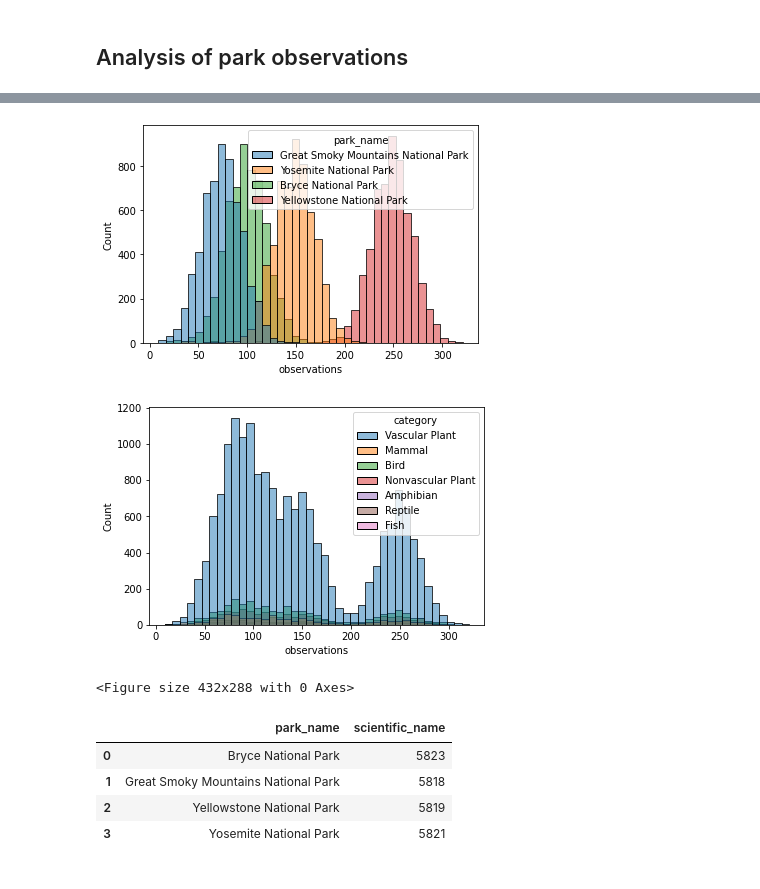
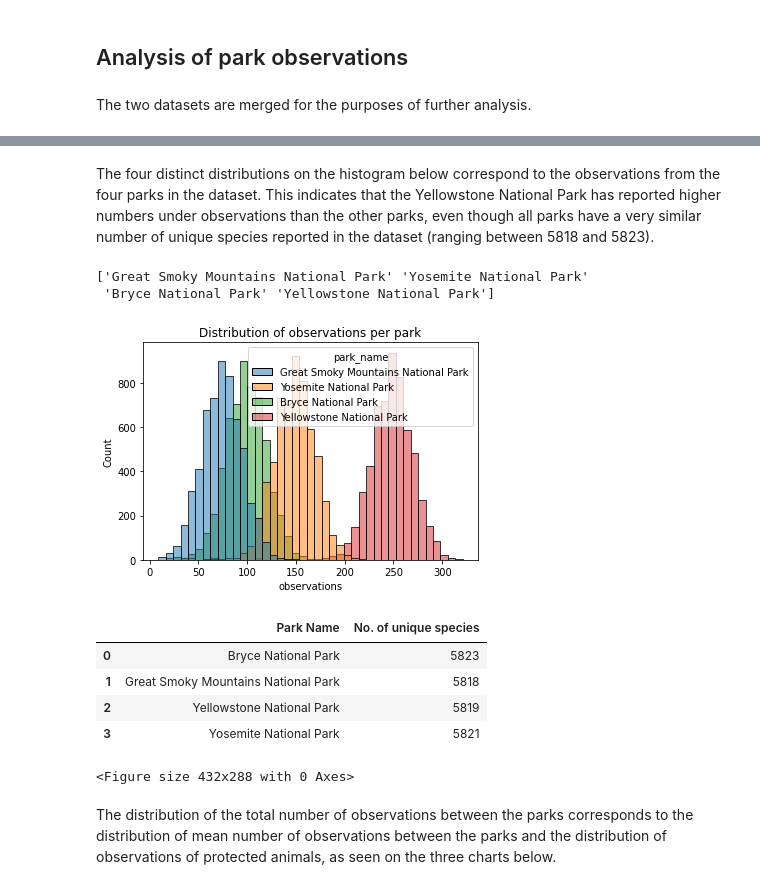
Before and after one commit to R0go/BioDiversity, a Jupyter notebook: biodiversity.ipynb, the cells around one changed output, grey strips where cells are left out. Cells and saved outputs as stored; diff of their text form; code cells hidden in the pictures.

```diff
--- a/biodiversity.ipynb
+++ b/biodiversity.ipynb
@@ -79,7 +80,7 @@ species_info['conservation_status'] = species_info['conservation_status'].fillna
 
 #creating categorical data out of conservation status
 species_info["conservation_status"] = species_info["conservation_status"].astype("category")
-species_info["conservation_status"] = species_info["conservation_status"].cat.reorder_categories(['Endangered', 'Threatened', 'Species of Concern', 'In Recovery', 'Species of no concern'], ordered=True)
+species_info["conservation_status"] = species_info["conservation_status"].cat.reorder_categories(['Endangered', 'Threatened', 'In Recovery', 'Species of Concern', 'Species of no concern'], ordered=True)
 
 #checking uniques
 print(species_info.conservation_status.unique())
@@ -320,6 +319,8 @@ Nonvascular Plants and Vascular Plants DID NOT have significant difference in co
 Reptiles and Vascular Plants EXHIBIT statistically significant difference in conservation percentage
 # %% [markdown]
 ## Analysis of park observations
+# %% [markdown]
+The two datasets are merged for the purposes of further analysis.
 # %%
 all_data = pd.merge(
     left = observations,
@@ -354,41 +355,30 @@ None
 | 2 | Prunus subcordata | Yosemite National Park | 138 | Vascular Plant | Klamath Plum | Species of no concern | Plant | ... |
 | 3 | Abutilon theophrasti | Bryce National Park | 84 | Vascular Plant | Velvetleaf | Species of no concern | Plant | ... |
 | 4 | Githopsis specularioides | Great Smoky Mountains National Park | 85 | Vascular Plant | Common Bluecup | Species of no concern | Plant | ... |
+# %% [markdown]
+The four distinct distributions on the histogram below correspond to the observations from the four parks in the dataset. This indicates that the Yellowstone National Park has reported higher numbers under observations than the other parks, even though all parks have a very similar number of unique species reported in the dataset (ranging between 5818 and 5823).
 # %%
 #check the shape of observations
-
-
+print(all_data.park_name.unique())
 sns.histplot(data=all_data, x='observations', hue='park_name')
+plt.title('Distribution of observations per park')
 plt.show()
 plt.clf()
 
 #Number of unique species per park
-species_per_park = all_data.groupby('park_name').count().reset_index()
+species_per_park = all_data.drop(["scientific_name", "category", "common_names", "conservation_status", "Kingdom", "IsProtected"], axis = 1).groupby('park_name').count().reset_index()
+species_per_park.columns = ['Park Name', 'No. of unique species']
 species_per_park
-
-
-##these are probably obsolete
-sns.histplot(data=all_data, x='observations', hue='category')
-plt.show()
-plt.clf()
-
-# data_filtered = all_data[all_data.Kingdom == 'Animal']
-
-# sns.histplot(data=data_filtered, x='observations', hue='category')
-# plt.show()
-# plt.clf()
 # %% [output]
+['Great Smoky Mountains National Park' 'Yosemite National Park'
+ 'Bryce National Park' 'Yellowstone National Park']
-[figure, old version]
+[figure, new version]
-[figure, removed]
-<Figure size 432x288 with 0 Axes>
+|  | Park Name | No. of unique species |
+| 0 | Bryce National Park | 5823 |
+| 1 | Great Smoky Mountains National Park | 5818 |
+| 2 | Yellowstone National Park | 5819 |
+| 3 | Yosemite National Park | 5821 |
+<Figure size 432x288 with 0 Axes>
-# %%
-species_per_park_ob = observations.drop('observations',axis=1).groupby('park_name').count().reset_index()
-species_per_park_ob.drop_duplicates(keep='first', inplace=True)
-species_per_park_ob
-# %% [output]
-|  | park_name | scientific_name |
-| 0 | Bryce National Park | 5823 |
-| 1 | Great Smoky Mountains National Park | 5818 |
-| 2 | Yellowstone National Park | 5819 |
-| 3 | Yosemite National Park | 5821 |
+# %% [markdown]
+The distribution of the total number of observations between the parks corresponds to the distribution of mean number of observations between the parks and the distribution of observations of protected animals, as seen on the three charts below.
 # %%
```
Also changed, not shown: parts of 26 cells of this notebook.
